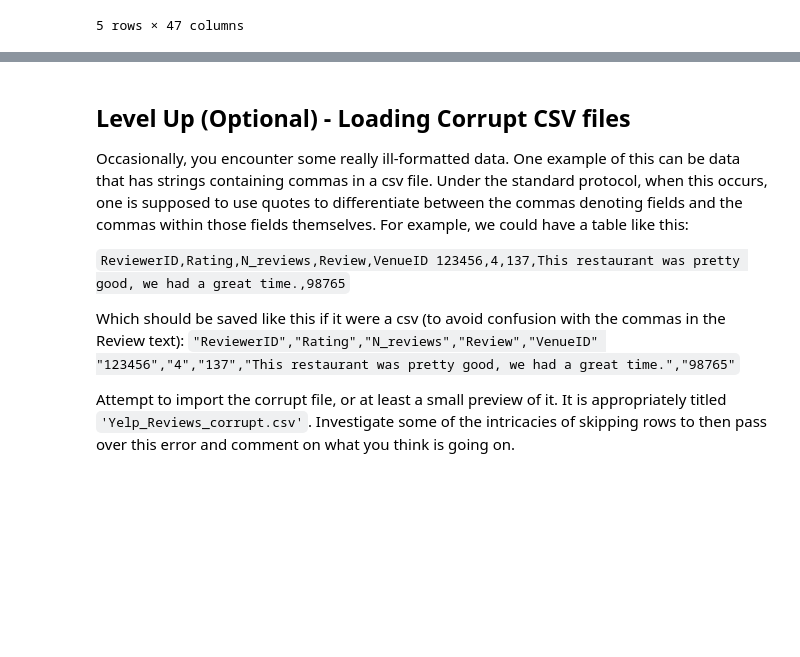
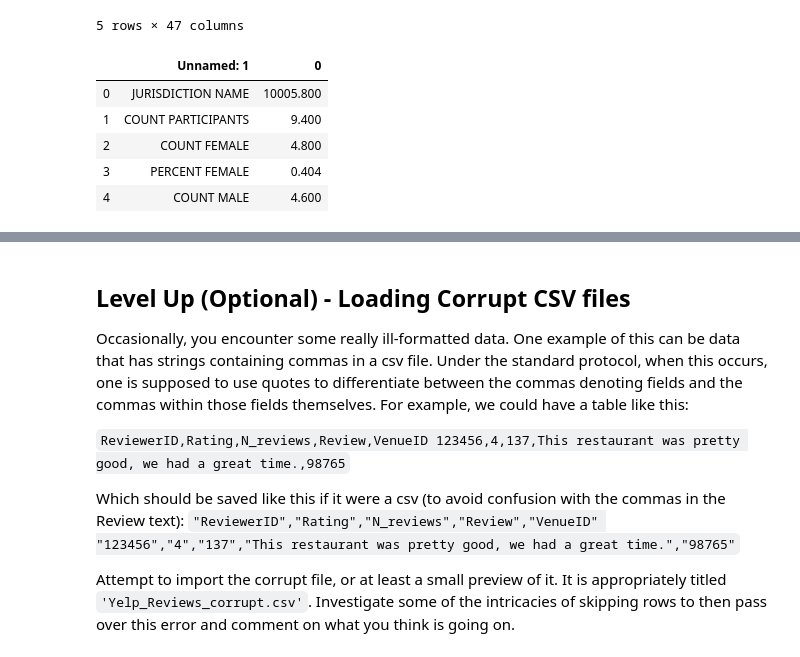
Before and after one commit to wblakedalton/dsc-importing-data-using-pandas-lab-online-ds-sp-000, a Jupyter notebook: index.ipynb, the cells around one changed output, grey strips where cells are left out. Saved outputs shown, nothing was run; the diff lists cells and outputs as text; code cells hidden in the pictures; blank space fills up the shorter version.

```diff
--- a/index.ipynb
+++ b/index.ipynb
@@ -57,3 +57,13 @@ df.head()
 | 3 | 4 | COUNT FEMALE | 4.8 | 0 | 0 | 0 | 0 | 0 | ... |
 | 4 | 5 | PERCENT FEMALE | 0.404 | 0 | 0 | 0 | 0 | 0 | ... |
 5 rows × 47 columns
+# %%
+new_df = pd.read_csv('Data\Zipcode_Demos.csv', skiprows=1, nrows=45, usecols=[1, 2])
+new_df.head()
+# %% [output]
+|  | Unnamed: 1 | 0 |
+| 0 | JURISDICTION NAME | 10005.800 |
+| 1 | COUNT PARTICIPANTS | 9.400 |
+| 2 | COUNT FEMALE | 4.800 |
+| 3 | PERCENT FEMALE | 0.404 |
+| 4 | COUNT MALE | 4.600 |
```
Also changed, not shown: parts of 2 cells of this notebook.
